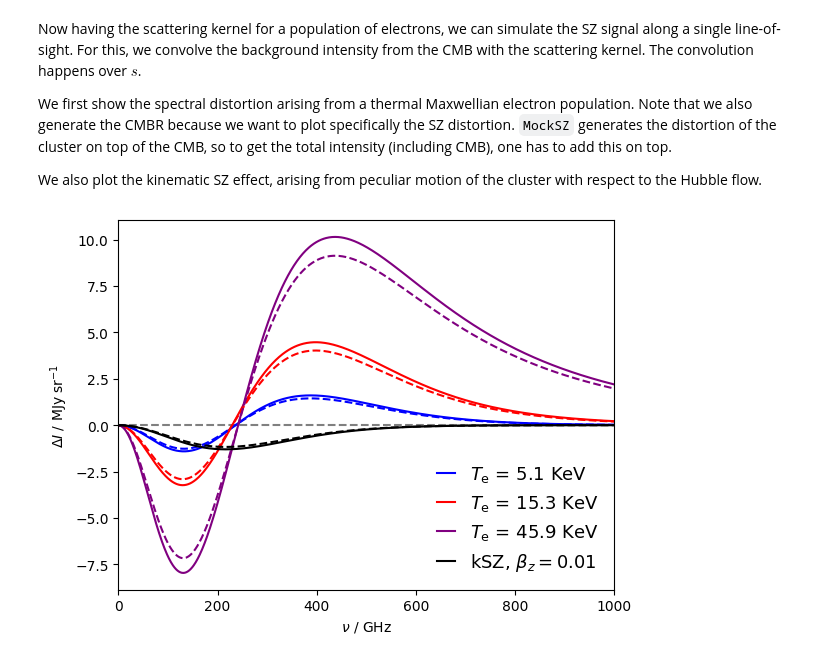
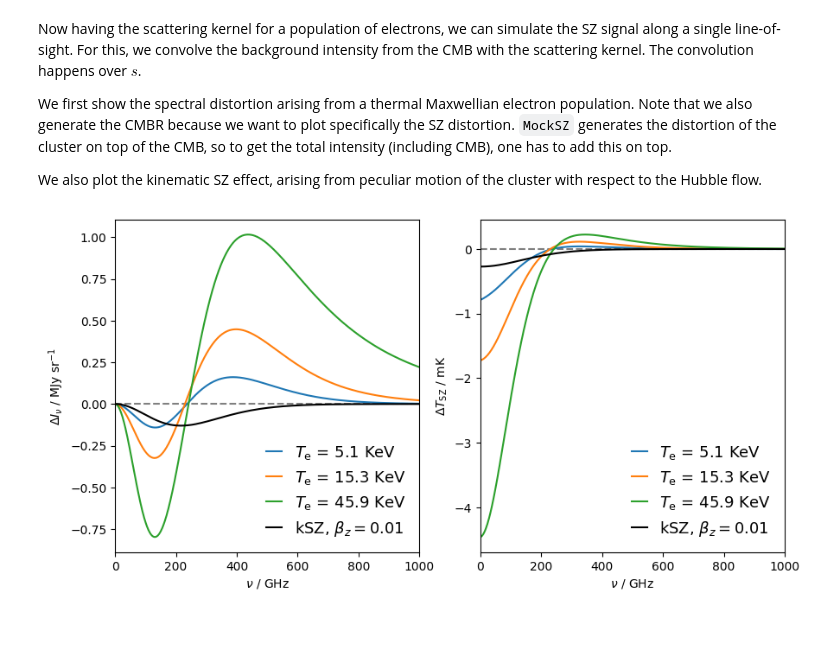
Before and after one commit to arendMoerman/MockSZ, a Jupyter notebook: etc/demos/SinglePointing.ipynb, the cells around one changed output. Drawn from its saved outputs; the diff is of its cells as text; code cells hidden in the pictures; blank space fills up the shorter version.

```diff
--- a/etc/demos/SinglePointing.ipynb
+++ b/etc/demos/SinglePointing.ipynb
@@ -7,53 +7,63 @@ We first show the spectral distortion arising from a thermal Maxwellian electron
 
 We also plot the kinematic SZ effect, arising from peculiar motion of the cluster with respect to the Hubble flow.
 # %%
+#%matplotlib notebook
+
+import matplotlib
+
 import numpy as np
 import matplotlib.pyplot as pt
 
 import MockSZ.SinglePointing as MSPointing
 import MockSZ.Conversions as MConv
 
-Te = np.array([1, 3, 9]) * 59e6
-tau_e = 0.1
+
+
+eV_arr = np.array([5.1, 15.3, 45.9]) * 1e3
+
+Te = MConv.eV_Temp(eV_arr)
+tau_e = 0.01
 num_arr = 1000
-tau_e1 = 0.09
 nu = np.linspace(1, 1000, num=num_arr) * 1e9
+nu_plot = nu * 1e-9
 
 beta_z = 0.01
 
-SZ0 = MConv.SI_JySr(MSPointing.getSpecIntensityRM(nu, Te[0], tau_e))
-SZ1 = MConv.SI_JySr(MSPointing.getSpecIntensityRM(nu, Te[1], tau_e))
-SZ2 = MConv.SI_JySr(MSPointing.getSpecIntensityRM(nu, Te[2], tau_e))
+fig, ax = pt.subplots(1,2, figsize=(10, 5))
+for i in range(3):
+    SZ = MSPointing.getSpecIntensityRM(nu, Te[i], tau_e)
+    SZ_MJy = MConv.SI_JySr(SZ) * 1e-6
+    SZ_mK = MConv.SI_Temp(SZ, nu) * 1e3
 
-SZ0t = MConv.SI_JySr(MSPointing.getSpecIntensityRM(nu, Te[0], tau_e1))
-SZ1t = MConv.SI_JySr(MSPointing.getSpecIntensityRM(nu, Te[1], tau_e1))
-SZ2t = MConv.SI_JySr(MSPointing.getSpecIntensityRM(nu, Te[2], tau_e1))
+    label = r"$T_\mathrm{e}$" + f" = {eV_arr[i] * 1e-3:.1f} KeV"
 
-KSZ = MConv.SI_JySr(MSPointing.getSpecIntensityKSZ(nu, beta_z, tau_e))
-KSZ1 = MConv.SI_JySr(MSPointing.getSpecIntensityKSZ(nu, beta_z, tau_e1))
+    ax[0].plot(nu_plot, SZ_MJy, label=label)
+    ax[1].plot(nu_plot, SZ_mK, label=label)
 
-nu_plot = nu * 1e-9
+kSZ = MSPointing.getSpecIntensityKSZ(nu, beta_z, tau_e)
+kSZ_MJy = MConv.SI_JySr(kSZ * 1e-6)
+kSZ_mK = MConv.SI_Temp(kSZ * 1e3, nu)
 
-fig, ax = pt.subplots(1,1)
-ax.plot(nu_plot, SZ0 * 1e-6, label=r"$T_\mathrm{e}$ = 5.1 KeV", color="blue")
-ax.plot(nu_plot, SZ1 * 1e-6, label=r"$T_\mathrm{e}$ = 15.3 KeV", color="red")
-ax.plot(nu_plot, SZ2 * 1e-6, label=r"$T_\mathrm{e}$ = 45.9 KeV", color="purple")
+label = r"kSZ, $\beta_z={:.2f}$".format(beta_z)
 
-ax.plot(nu_plot, SZ0t * 1e-6, color="blue", ls="dashed")
-ax.plot(nu_plot, SZ1t * 1e-6, color="red", ls="dashed")
-ax.plot(nu_plot, SZ2t * 1e-6, color="purple", ls="dashed")
+ax[0].plot(nu_plot, kSZ_MJy, color="black", label=label)
+ax[1].plot(nu_plot, kSZ_mK, color="black", label=label)
 
-ax.plot(nu_plot, KSZ * 1e-6, color="black", label=r"kSZ, $\beta_z=0.01$")
-ax.plot(nu_plot, KSZ1 * 1e-6, color="black", ls="dashed")
+ax[0].axhline(y=0, zorder=0, color="grey", ls="dashed")
+ax[0].set_xlim(0, 1000)
 
-ax.axhline(y=0, zorder=0, color="grey", ls="dashed")
-#ax.set_ylim(0, 5)
-ax.set_xlim(0, 1000)
+ax[0].set_ylabel(r"$\Delta I_\nu$ / MJy sr$^{-1}$")
+ax[0].set_xlabel(r"$\nu$ / GHz")
 
-ax.set_ylabel(r"$\Delta I$ / MJy sr$^{-1}$")
-ax.set_xlabel(r"$\nu$ / GHz")
-ax.legend(frameon=False, prop={'size': 13},handlelength=1)
+ax[0].legend(frameon=False, prop={'size': 13},handlelength=1)
+
+ax[1].axhline(y=0, zorder=0, color="grey", ls="dashed")
+ax[1].set_xlim(0, 1000)
+
+ax[1].set_ylabel(r"$\Delta T_\mathrm{SZ}$ / mK")
+ax[1].set_xlabel(r"$\nu$ / GHz")
+ax[1].legend(frameon=False, prop={'size': 13},handlelength=1)
 
 pt.show()
 # %% [output]
-[figure, old version]
+[figure, new version]
```
Also changed, not shown: parts of 4 cells of this notebook, 5 other files.
